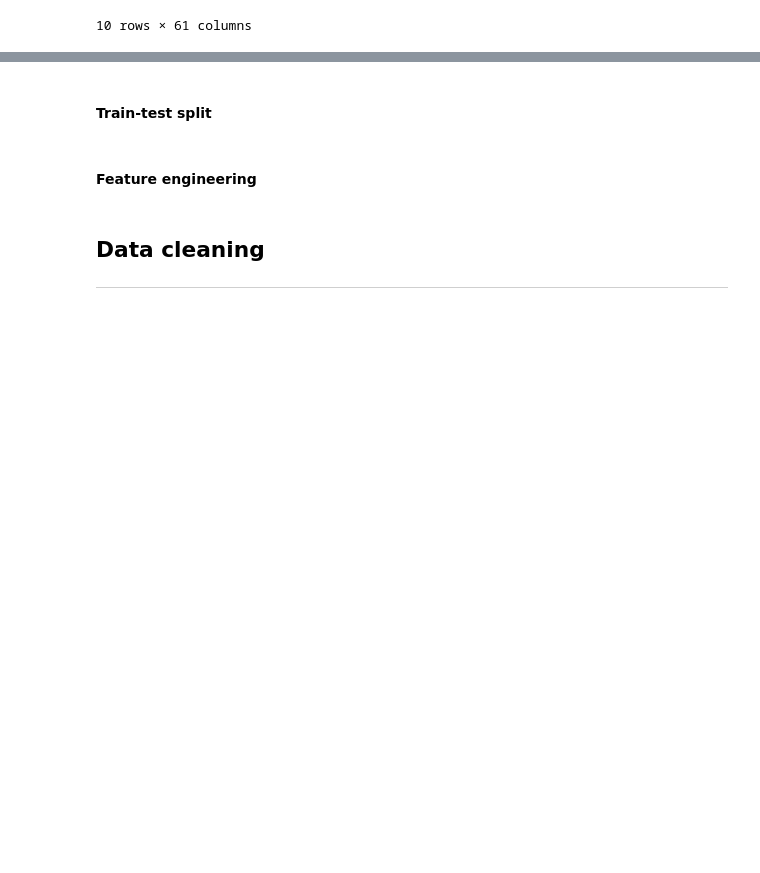
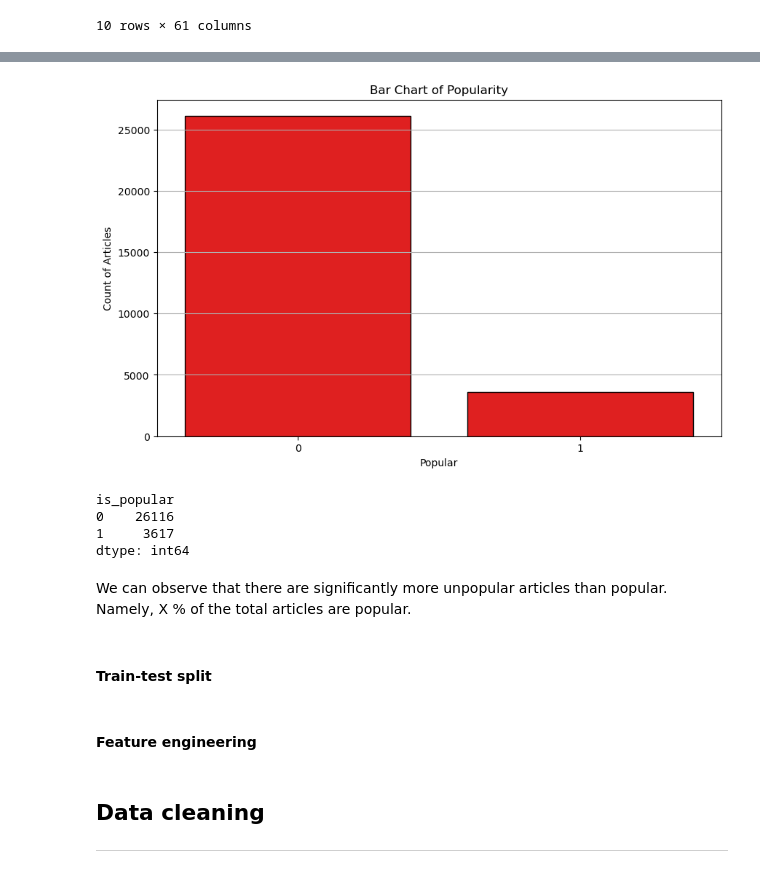
Before and after one commit to zsofiarebeka/ceu-ml1-ml2, a Jupyter notebook: Kaggle competition/Kaggle_Katona.ipynb, the cells around one changed output, grey strips where cells are left out. Saved outputs shown, nothing was run; the diff lists cells and outputs as text; code cells hidden in the pictures; blank space fills up the shorter version.

```diff
--- a/Kaggle competition/Kaggle_Katona.ipynb
+++ b/Kaggle competition/Kaggle_Katona.ipynb
@@ -69,2 +127,22 @@ train_df.head(10)
+# %%
+# Plotting the distribution of popularity
+plt.figure(figsize=(10, 6))
+sns.countplot(x='is_popular', data=train_df, color='red', edgecolor='black')
+plt.xlabel('Popular')
+plt.ylabel('Count of Articles')
+plt.title('Bar Chart of Popularity')
+plt.grid(True, axis='y')
+plt.show()
+# %% [output]
+[figure, added]
+# %%
+train_df.value_counts("is_popular")
+# %% [output]
+is_popular
+0    26116
+1     3617
+dtype: int64
+# %% [markdown]
+We can observe that there are significantly more unpopular articles than popular. Namely, X % of the total articles are popular.
 # %% [markdown]
 #### Train-test split
```
Also changed, not shown: parts of 19 cells of this notebook.
